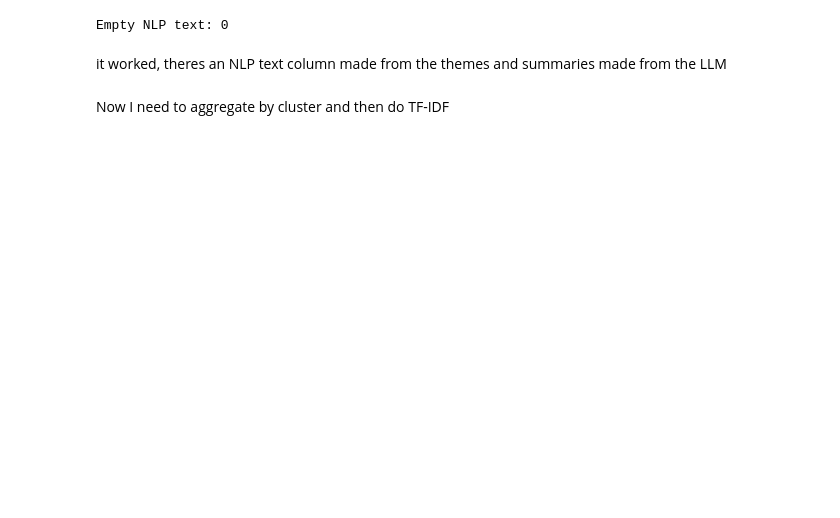
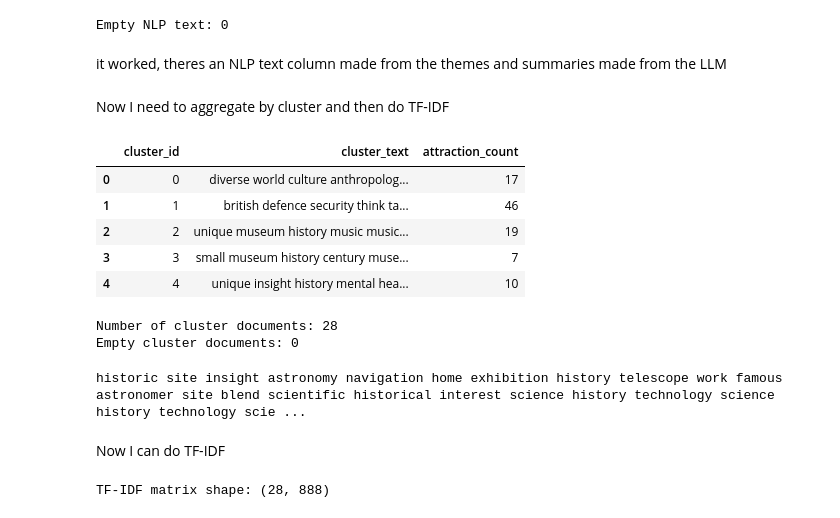
Before and after one commit to efe-h/sightseer, a Jupyter notebook: rag-pipeline/clustering/clustering_analysis.ipynb, the cells around one changed output. Saved outputs shown, nothing was run; the diff lists cells and outputs as text; code cells hidden in the pictures; blank space fills up the shorter version.

```diff
--- a/rag-pipeline/clustering/clustering_analysis.ipynb
+++ b/rag-pipeline/clustering/clustering_analysis.ipynb
@@ -831,9 +831,10 @@ import spacy
 
 # NLP setup
 nlp = spacy.load("en_core_web_sm")
-USEFUL_POS_TAGS = {"NOUN", "PROPN", "ADJ"}
+USEFUL_POS_TAGS = {"NOUN", "ADJ"}
 CUSTOM_STOPWORDS = {
     "london",
+    "borough"
     "museum",
     "collection",
     "exhibit",
@@ -872,7 +873,9 @@ def preprocess_summary(summary):
 def combine_summary_and_themes(row):
     processed_summary = preprocess_summary(row["summary"])
 
-    themes = " ".join(row["themes"])
+    theme_tokens = [theme.lower().replace(" ", "_") for theme in row["themes"]]
+    weighted_themes = theme_tokens * 3  # Repeat themes to give them more weight
+    themes = " ".join(weighted_themes)
 
     return f"{processed_summary} {themes}"
 
@@ -919,3 +922,67 @@ Empty NLP text: 0
 it worked, theres an NLP text column made from the themes and summaries made from the LLM
 # %% [markdown]
 Now I need to aggregate by cluster and then do TF-IDF
+# %%
+clusters = (
+    london_gdf
+    .groupby("cluster_id")
+    .agg(
+        cluster_text=("nlp_text", " ".join),
+        attraction_count=("wikidata_id", "size"),
+    )
+    .reset_index()
+    .sort_values("cluster_id")
+)
+
+clusters.head()
+# %% [output]
+|  | cluster_id | cluster_text | attraction_count |
+| 0 | 0 | diverse world culture anthropolog... | 17 |
+| 1 | 1 | british defence security think ta... | 46 |
+| 2 | 2 | unique museum history music music... | 19 |
+| 3 | 3 | small museum history century muse... | 7 |
+| 4 | 4 | unique insight history mental hea... | 10 |
+# %%
+print(f"Number of cluster documents: {len(clusters)}")
+
+print(
+    "Empty cluster documents:",
+    clusters["cluster_text"]
+    .str.strip()
+    .eq("")
+    .sum(),
+)
+# %% [output]
+Number of cluster documents: 28
+Empty cluster documents: 0
+# %%
+# looking at the cluster text for a specific cluster id
+cluster_id = 20
+
+print(
+    clusters.loc[
+        clusters["cluster_id"] == cluster_id,
+        "cluster_text",
+    ].iloc[0]
+)
+# %% [output]
+historic site insight astronomy navigation home exhibition history telescope work famous astronomer site blend scientific historical interest science history technology science history technology scie ...
+# %% [markdown]
+Now I can do TF-IDF
+# %%
+from sklearn.feature_extraction.text import TfidfVectorizer
+
+vectorizer = TfidfVectorizer(
+    ngram_range=(0, 1),
+    min_df=1,
+    max_df=0.85,
+    sublinear_tf=True,
+)
+
+tfidf_matrix = vectorizer.fit_transform(
+    clusters["cluster_text"]
+)
+
+print("TF-IDF matrix shape:", tfidf_matrix.shape)
+# %% [output]
+TF-IDF matrix shape: (28, 888)
```
Also changed, not shown: parts of 2 cells of this notebook, 3 other files.
